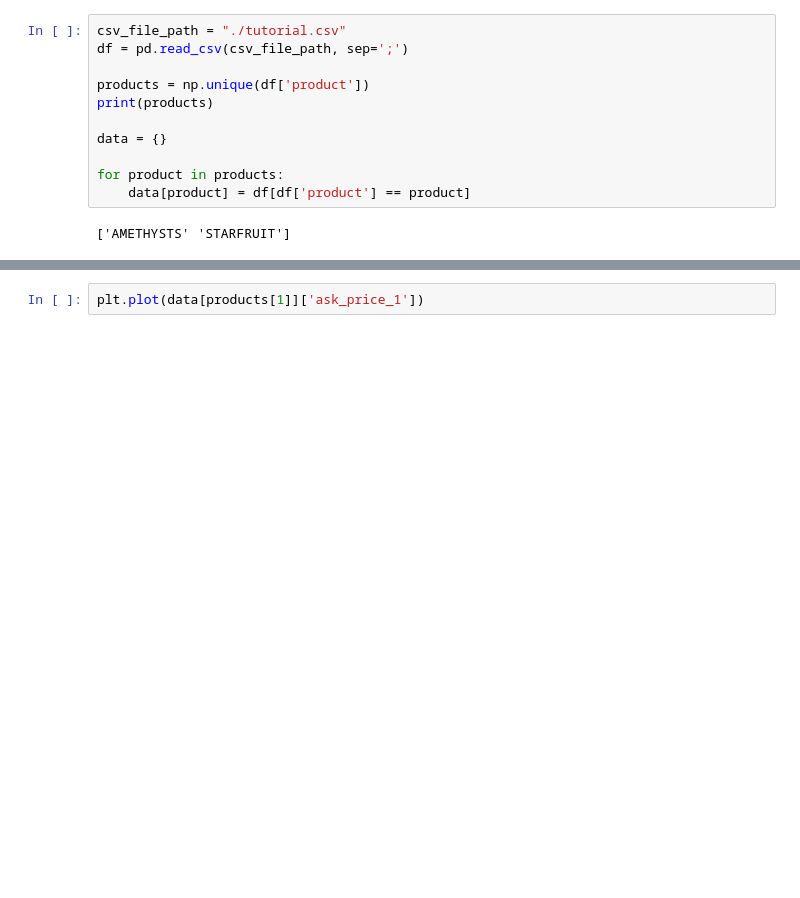
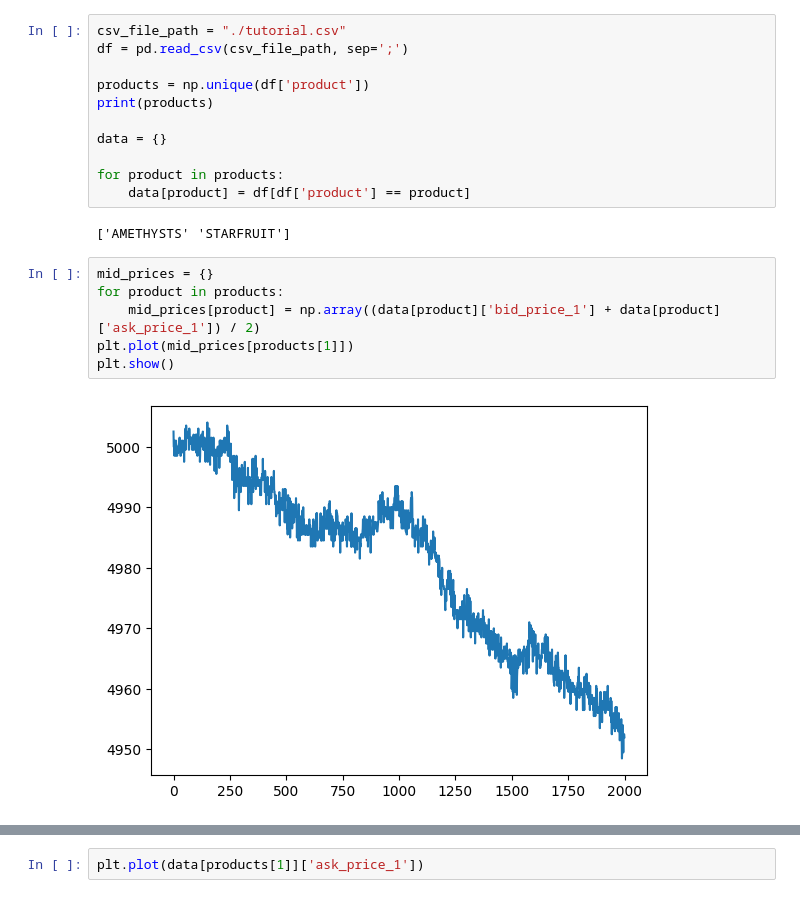
Before and after one commit to levladiator/Prosperity, a Jupyter notebook: src/csvAnalyzer.ipynb, the cells around one changed output, grey strips where cells are left out. Cells and saved outputs as stored; diff of their text form; blank space fills up the shorter version.

```diff
--- a/src/csvAnalyzer.ipynb
+++ b/src/csvAnalyzer.ipynb
@@ -15,3 +15,11 @@ for product in products:
     data[product] = df[df['product'] == product]
 # %% [output]
 ['AMETHYSTS' 'STARFRUIT']
+# %%
+mid_prices = {}
+for product in products:
+    mid_prices[product] = np.array((data[product]['bid_price_1'] + data[product]['ask_price_1']) / 2)
+plt.plot(mid_prices[products[1]])
+plt.show()
+# %% [output]
+[figure, added]
```
Also changed, not shown: parts of 3 cells of this notebook, 1 other file.
